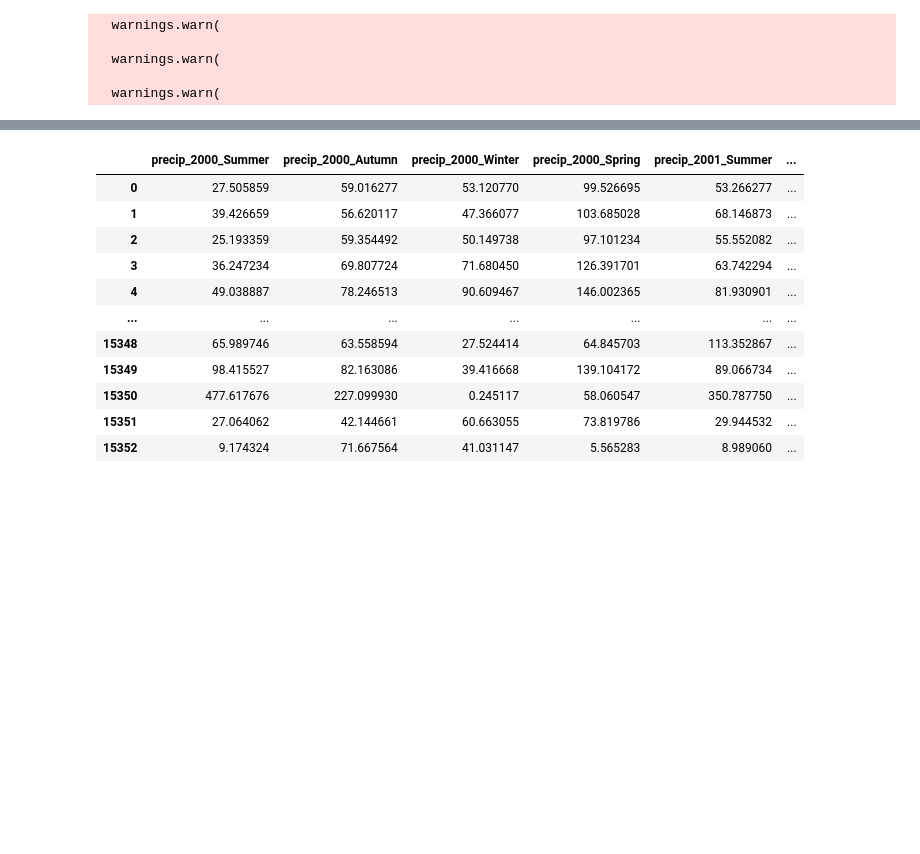
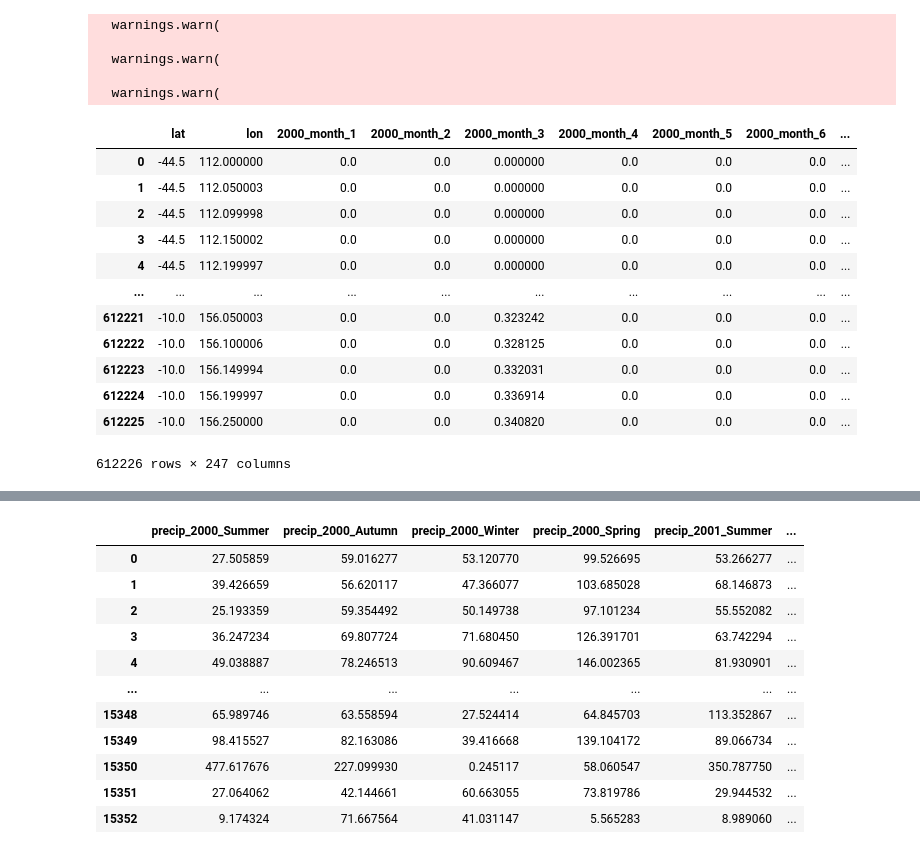
Before and after one commit to WyattJiang/2025_DataScienceProject2_DS07, a Jupyter notebook: data_gen/data_processing.ipynb, the cells around one changed output, grey strips where cells are left out. Saved outputs shown, nothing was run; the diff lists cells and outputs as text; code cells hidden in the pictures; blank space fills up the shorter version.

```diff
--- a/data_gen/data_processing.ipynb
+++ b/data_gen/data_processing.ipynb
@@ -49,3 +41,19 @@ tmin_gdf, _ = extractor.aggregate_shape(tmin)
   warnings.warn(
 
   warnings.warn(
+# %%
+precip
+# %% [output]
+|  | lat | lon | 2000_month_1 | 2000_month_2 | 2000_month_3 | 2000_month_4 | 2000_month_5 | 2000_month_6 | ... |
+| 0 | -44.5 | 112.000000 | 0.0 | 0.0 | 0.000000 | 0.0 | 0.0 | 0.0 | ... |
+| 1 | -44.5 | 112.050003 | 0.0 | 0.0 | 0.000000 | 0.0 | 0.0 | 0.0 | ... |
+| 2 | -44.5 | 112.099998 | 0.0 | 0.0 | 0.000000 | 0.0 | 0.0 | 0.0 | ... |
+| 3 | -44.5 | 112.150002 | 0.0 | 0.0 | 0.000000 | 0.0 | 0.0 | 0.0 | ... |
+| 4 | -44.5 | 112.199997 | 0.0 | 0.0 | 0.000000 | 0.0 | 0.0 | 0.0 | ... |
+| ... | ... | ... | ... | ... | ... | ... | ... | ... | ... |
+| 612221 | -10.0 | 156.050003 | 0.0 | 0.0 | 0.323242 | 0.0 | 0.0 | 0.0 | ... |
+| 612222 | -10.0 | 156.100006 | 0.0 | 0.0 | 0.328125 | 0.0 | 0.0 | 0.0 | ... |
+| 612223 | -10.0 | 156.149994 | 0.0 | 0.0 | 0.332031 | 0.0 | 0.0 | 0.0 | ... |
+| 612224 | -10.0 | 156.199997 | 0.0 | 0.0 | 0.336914 | 0.0 | 0.0 | 0.0 | ... |
+| 612225 | -10.0 | 156.250000 | 0.0 | 0.0 | 0.340820 | 0.0 | 0.0 | 0.0 | ... |
+612226 rows × 247 columns
```
Also changed, not shown: parts of 14 cells of this notebook, 1 other file.
